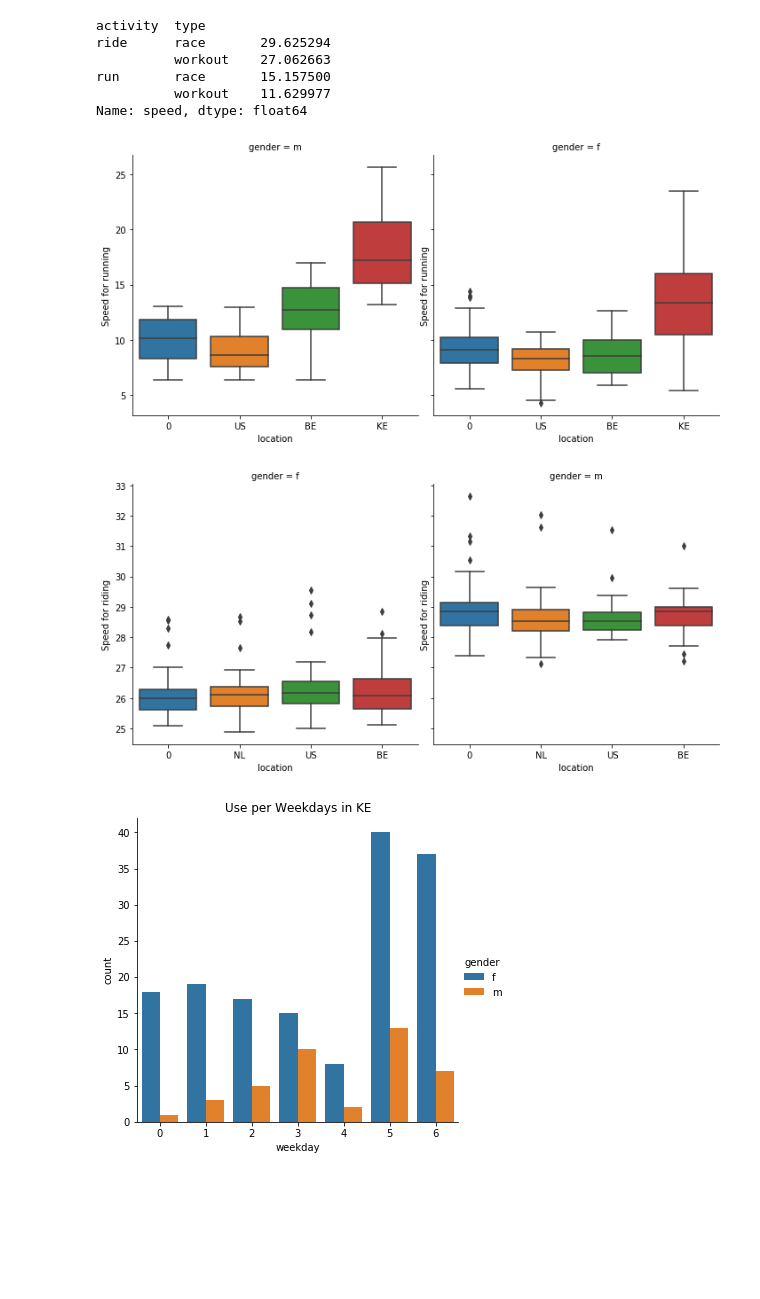
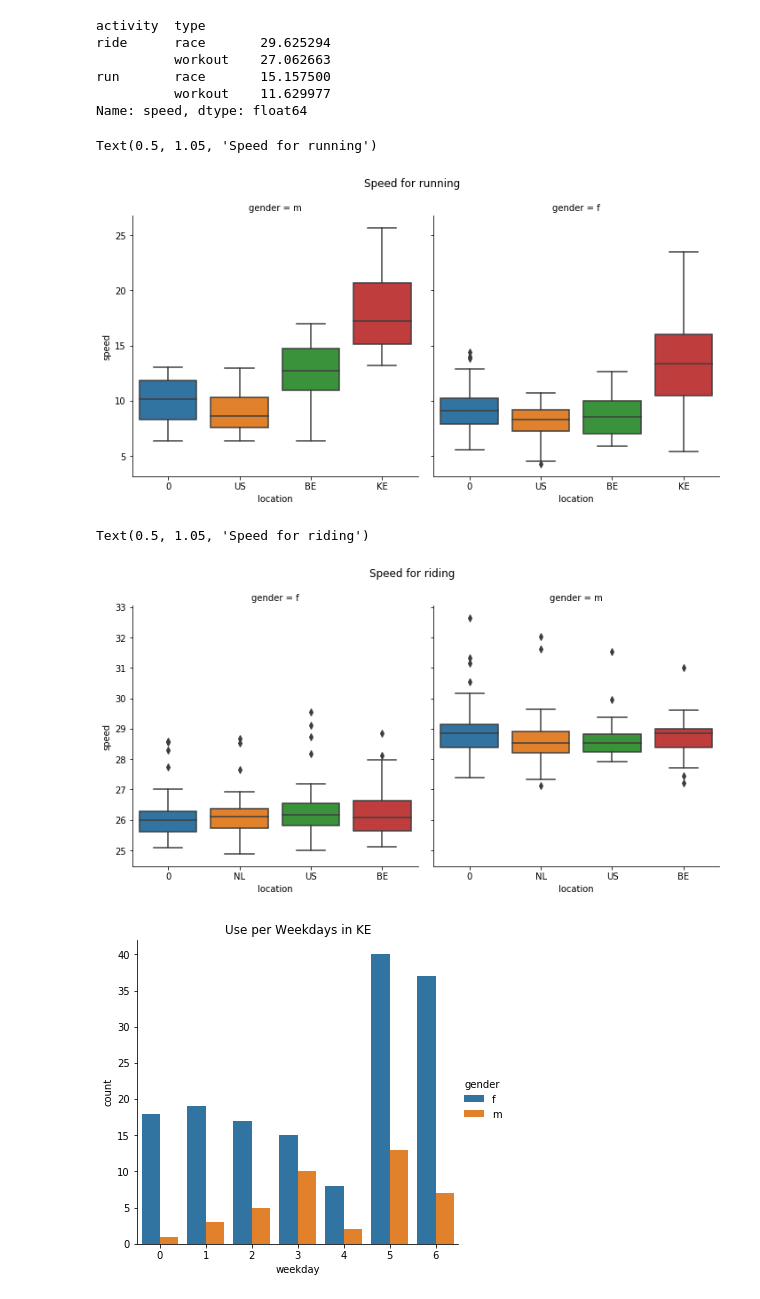
Before and after one commit to MartinaPastor/Pandas_for_data_analysis, a Jupyter notebook: Activities_analysis.ipynb, the cells around one changed output. Cells and saved outputs as stored; diff of their text form; code cells hidden in the pictures; blank space fills up the shorter version.

```diff
--- a/Activities_analysis.ipynb
+++ b/Activities_analysis.ipynb
@@ -305,20 +305,20 @@ Name: speed, dtype: float64
 # %%
 """check where there is prevalence of faster runners to see if there is something odd with the data
 keeping in mind the absence of ride records for the location NL"""
 dfrun = df[df.activity=='run'][['location','speed', 'gender']]
 speed_run = sns.catplot(x='location', y='speed', data=dfrun, col = 'gender', kind='box');
-speed_run.set(ylabel='Speed for running')
-plt.show()
+speed_run.fig.suptitle('Speed for running', y=1.05)
 # %% [output]
+Text(0.5, 1.05, 'Speed for running')
-[figure, old version]
+[figure, new version]
 # %%
 #check again the value for the other activity
 dfride = df[df.activity!='run'][['location','speed','gender']]
 speed_ride = sns.catplot(x='location', y='speed', col = 'gender', data=dfride, kind='box');
-speed_ride.set(ylabel='Speed for riding')
-plt.show()
+speed_ride.fig.suptitle('Speed for riding', y=1.05)
 # %% [output]
+Text(0.5, 1.05, 'Speed for riding')
-[figure, old version]
+[figure, new version]
 # %%
 #is the increase of speed in Kenya due to the fact that people using the app tend to be professional athletes?
 dfKE = df[df.location=='KE'][['gender','weekday']]
```
Also changed, not shown: parts of 4 cells of this notebook.
